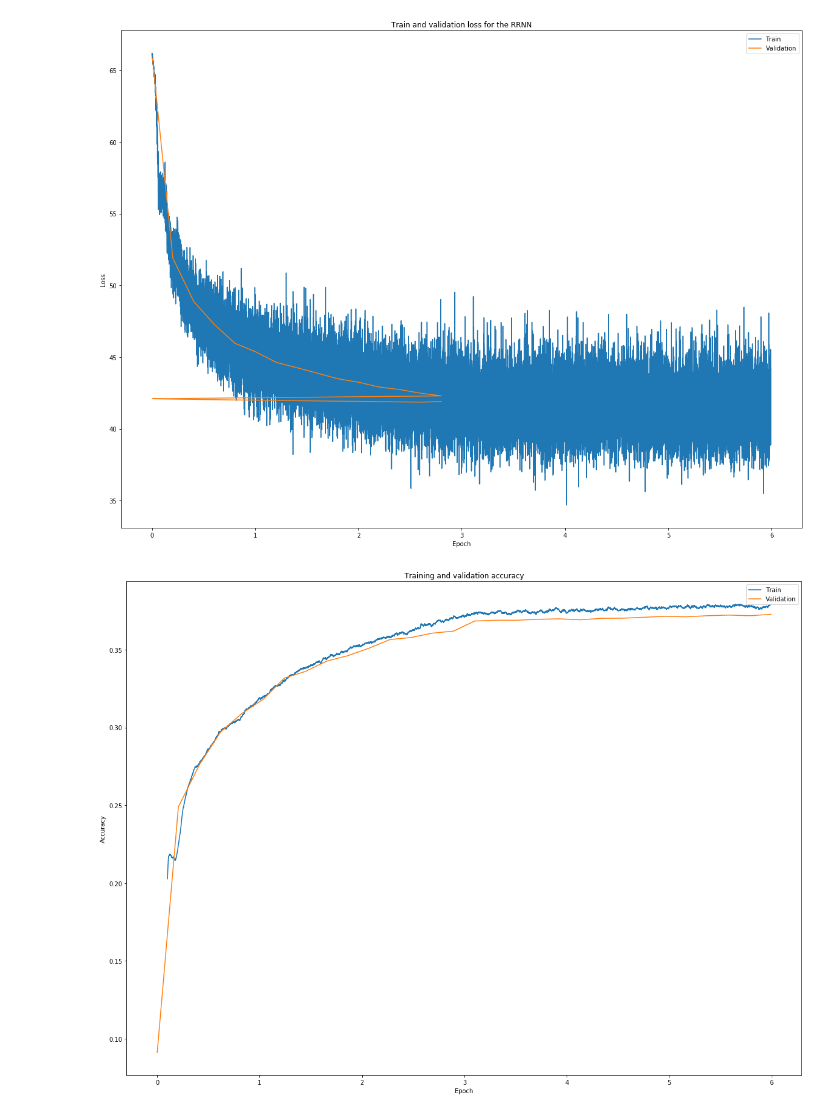
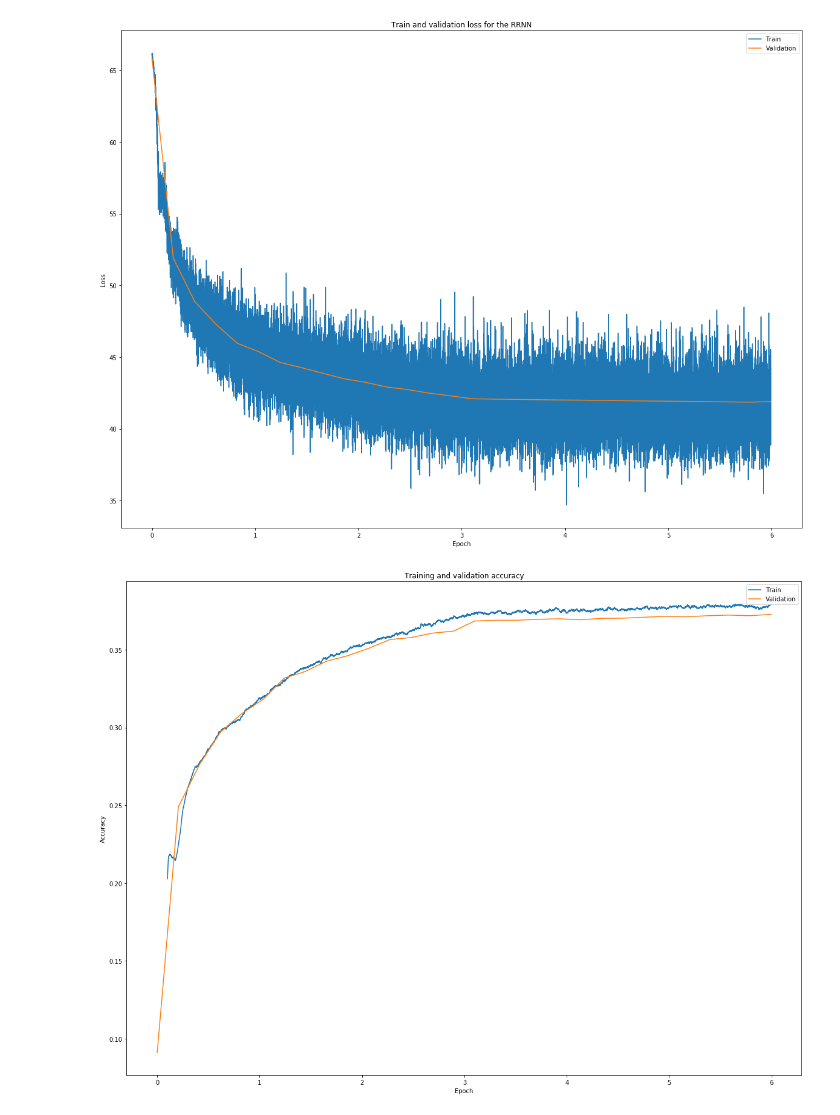
Before and after one commit to matthewkennedy5/RRNN, a Jupyter notebook: visualize-results.ipynb, the cells around one changed output. Saved outputs shown, nothing was run; the diff lists cells and outputs as text; code cells hidden in the pictures.

```diff
--- a/visualize-results.ipynb
+++ b/visualize-results.ipynb
@@ -76,28 +77,28 @@ plt.show()
 # %%
 # Plot train and validation loss in the same figure
 
 # Get validation losses
 val = []
 with open(dirname + '/val_loss.txt', 'r') as f:
     for iteration in f:
         val.append([float(term) for term in iteration.split()])
 val = np.array(val)
 
 # Plot
 plt.figure(figsize=(20, 15))
 plt.plot(x_axis, np.sum(losses, axis=1), label='Train')
 valx = val[:, 0] / n_data # The first column of val is the iteration numbers
-valx = np.linspace(0, n_data)
+valx = np.linspace(0, N_iters / n_data, num=val.shape[0])
 plt.plot(valx, np.sum(val[:, 1:], axis=1), label='Validation')
 plt.legend(loc='upper right')
 plt.xlabel('Epoch')
 plt.ylabel('Loss')
 plt.title('Train and validation loss for the RRNN')
 plt.show()
 
 # Next do this for an actual GRU model.
 # %% [output]
-[figure, old version]
+[figure, new version]
 # %%
 # Training and validation accuracy
 
```
Also changed, not shown: parts of 1 cell of this notebook.
